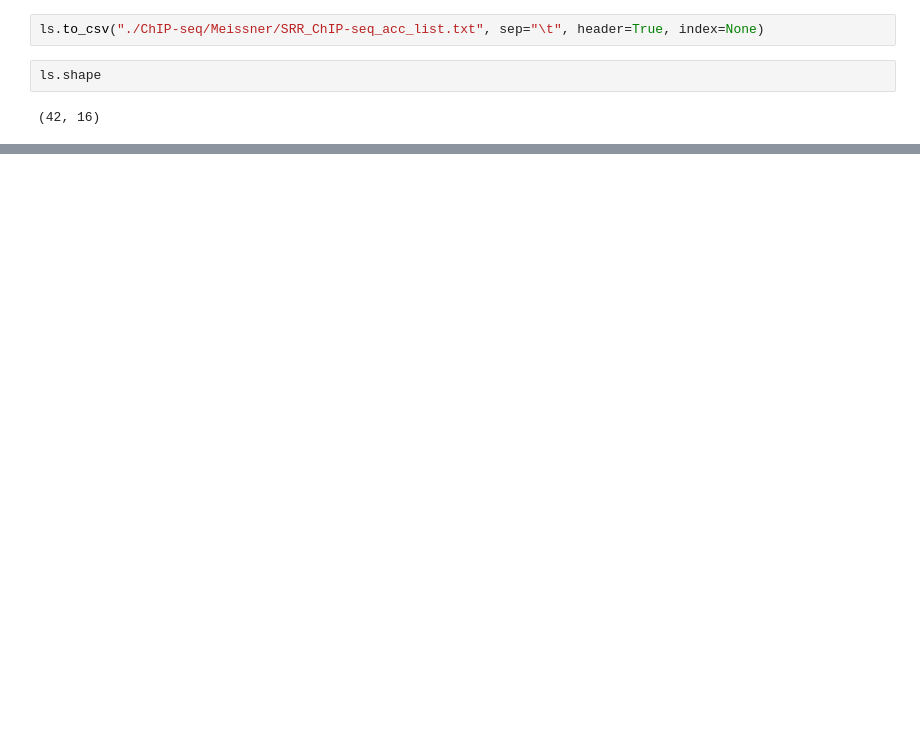
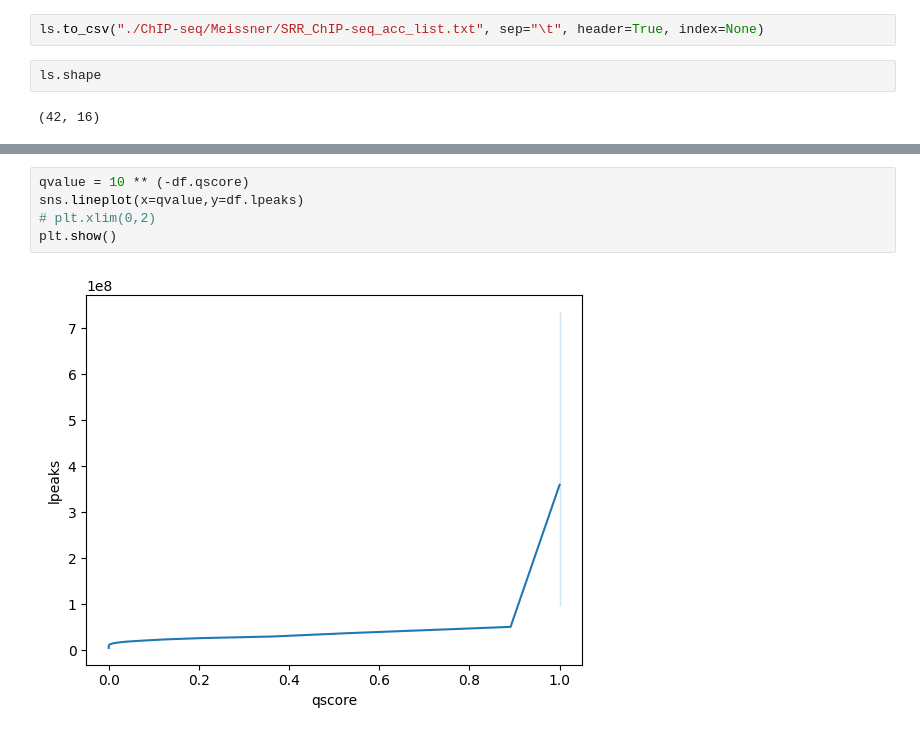
Before and after one commit to jieyi97/CRC-Construction, a Jupyter notebook: python_scripts.ipynb, the cells around one changed output, grey strips where cells are left out. Cells and saved outputs as stored; diff of their text form; blank space fills up the shorter version.

```diff
--- a/python_scripts.ipynb
+++ b/python_scripts.ipynb
@@ -474,0 +532,7 @@ ls.shape
+# %%
+qvalue = 10 ** (-df.qscore)
+sns.lineplot(x=qvalue,y=df.lpeaks)
+# plt.xlim(0,2)
+plt.show()
+# %% [output]
+[figure, added]
```
Also changed, not shown: parts of 9 cells of this notebook, 1 other file.
